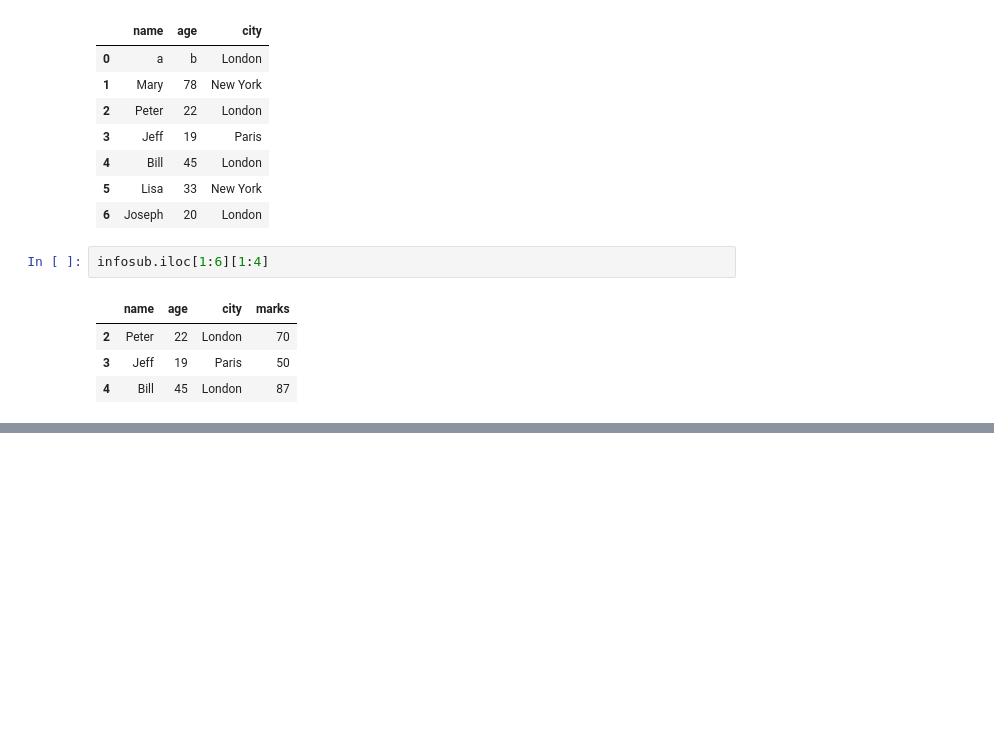
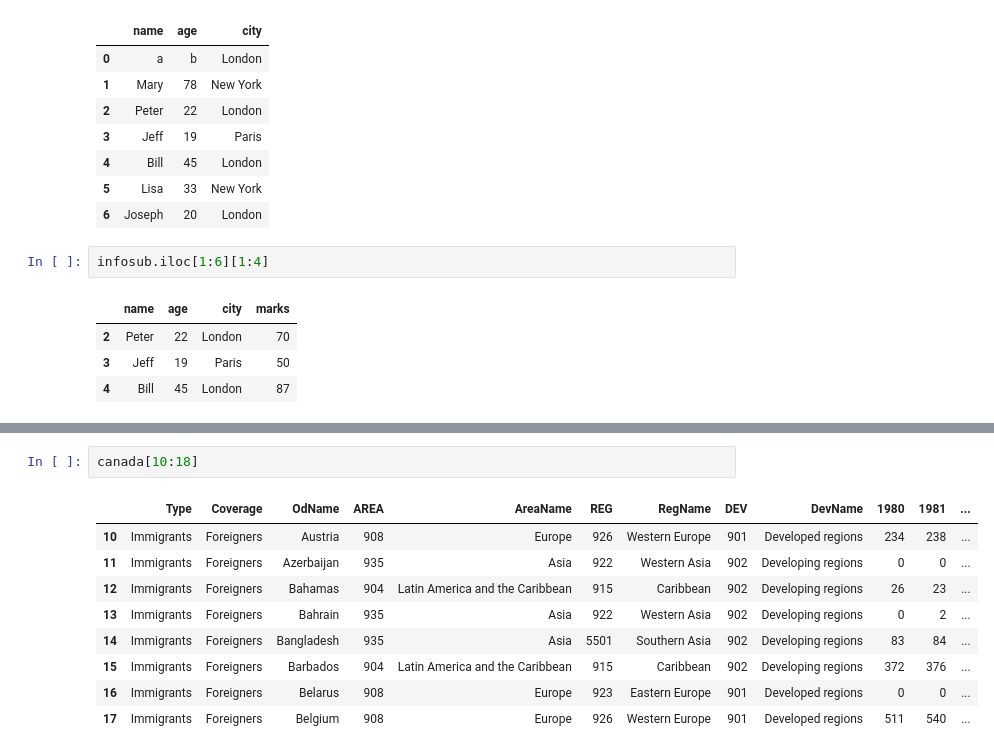
Before and after one commit to Utkash12/digipodium, a Jupyter notebook: data analysis/data_analysis_prac.ipynb, the cells around one changed output, grey strips where cells are left out. Drawn from its saved outputs; the diff is of its cells as text; blank space fills up the shorter version.

```diff
--- a/data analysis/data_analysis_prac.ipynb
+++ b/data analysis/data_analysis_prac.ipynb
@@ -236,0 +375,12 @@ infosub.iloc[1:6][1:4]
+# %%
+canada[10:18]
+# %% [output]
+|  | Type | Coverage | OdName | AREA | AreaName | REG | RegName | DEV | DevName | 1980 | 1981 | ... |
+| 10 | Immigrants | Foreigners | Austria | 908 | Europe | 926 | Western Europe | 901 | Developed regions | 234 | 238 | ... |
+| 11 | Immigrants | Foreigners | Azerbaijan | 935 | Asia | 922 | Western Asia | 902 | Developing regions | 0 | 0 | ... |
+| 12 | Immigrants | Foreigners | Bahamas | 904 | Latin America and the Caribbean | 915 | Caribbean | 902 | Developing regions | 26 | 23 | ... |
+| 13 | Immigrants | Foreigners | Bahrain | 935 | Asia | 922 | Western Asia | 902 | Developing regions | 0 | 2 | ... |
+| 14 | Immigrants | Foreigners | Bangladesh | 935 | Asia | 5501 | Southern Asia | 902 | Developing regions | 83 | 84 | ... |
+| 15 | Immigrants | Foreigners | Barbados | 904 | Latin America and the Caribbean | 915 | Caribbean | 902 | Developing regions | 372 | 376 | ... |
+| 16 | Immigrants | Foreigners | Belarus | 908 | Europe | 923 | Eastern Europe | 901 | Developed regions | 0 | 0 | ... |
+| 17 | Immigrants | Foreigners | Belgium | 908 | Europe | 926 | Western Europe | 901 | Developed regions | 511 | 540 | ... |
```
Also changed, not shown: parts of 22 cells of this notebook, 1 other file.
